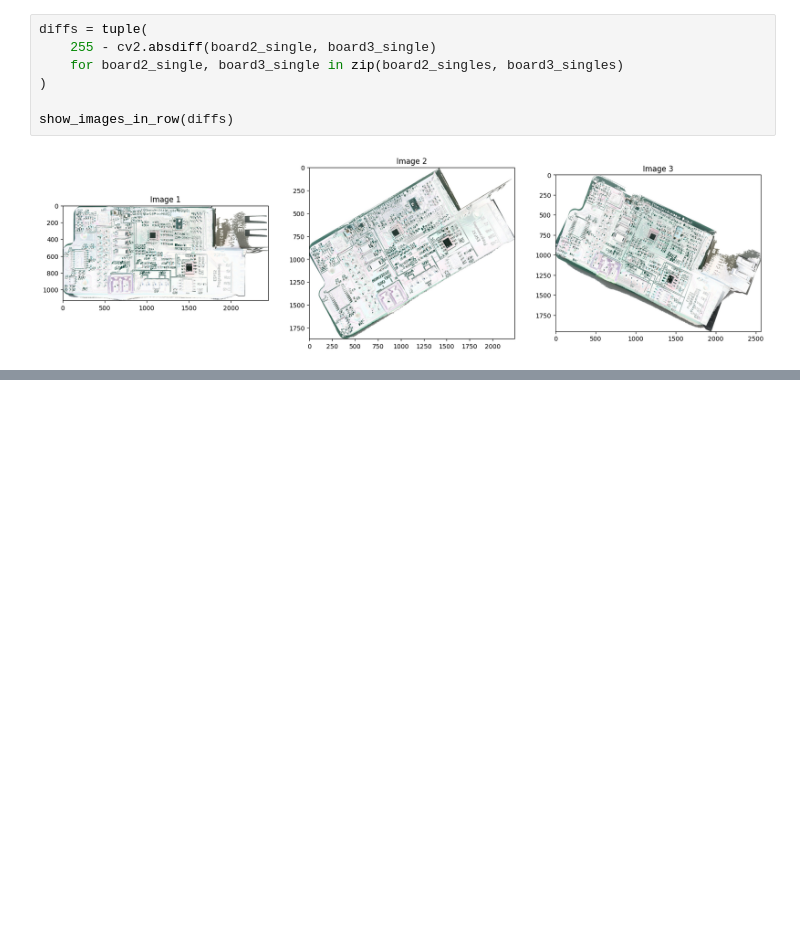
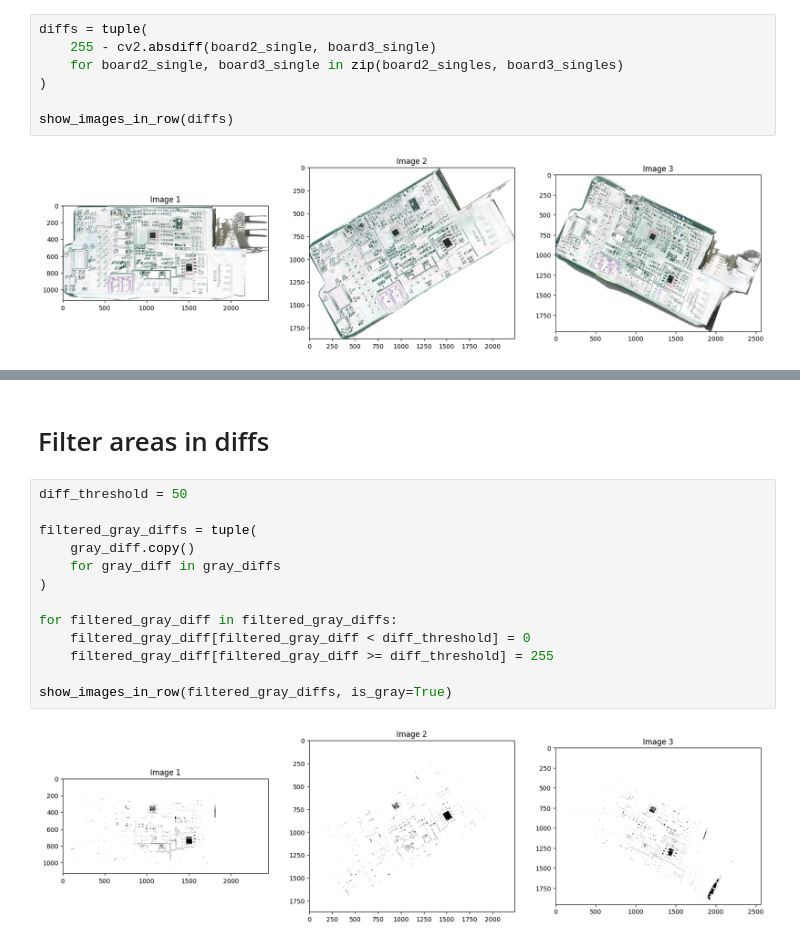
Before and after one commit to Xanonymous-GitHub/cs933-lab, a Jupyter notebook: practical_assignment/part-2.ipynb, the cells around one changed output, grey strips where cells are left out. Cells and saved outputs as stored; diff of their text form; blank space fills up the shorter version.

```diff
--- a/practical_assignment/part-2.ipynb
+++ b/practical_assignment/part-2.ipynb
@@ -245,0 +264,17 @@ show_images_in_row(diffs)
+# %% [markdown]
+# Filter areas in diffs
+# %%
+diff_threshold = 50
+
+filtered_gray_diffs = tuple(
+    gray_diff.copy()
+    for gray_diff in gray_diffs
+)
+
+for filtered_gray_diff in filtered_gray_diffs:
+    filtered_gray_diff[filtered_gray_diff < diff_threshold] = 0
+    filtered_gray_diff[filtered_gray_diff >= diff_threshold] = 255
+
+show_images_in_row(filtered_gray_diffs, is_gray=True)
+# %% [output]
+[figure, added]
```
Also changed, not shown: parts of 3 cells of this notebook.
